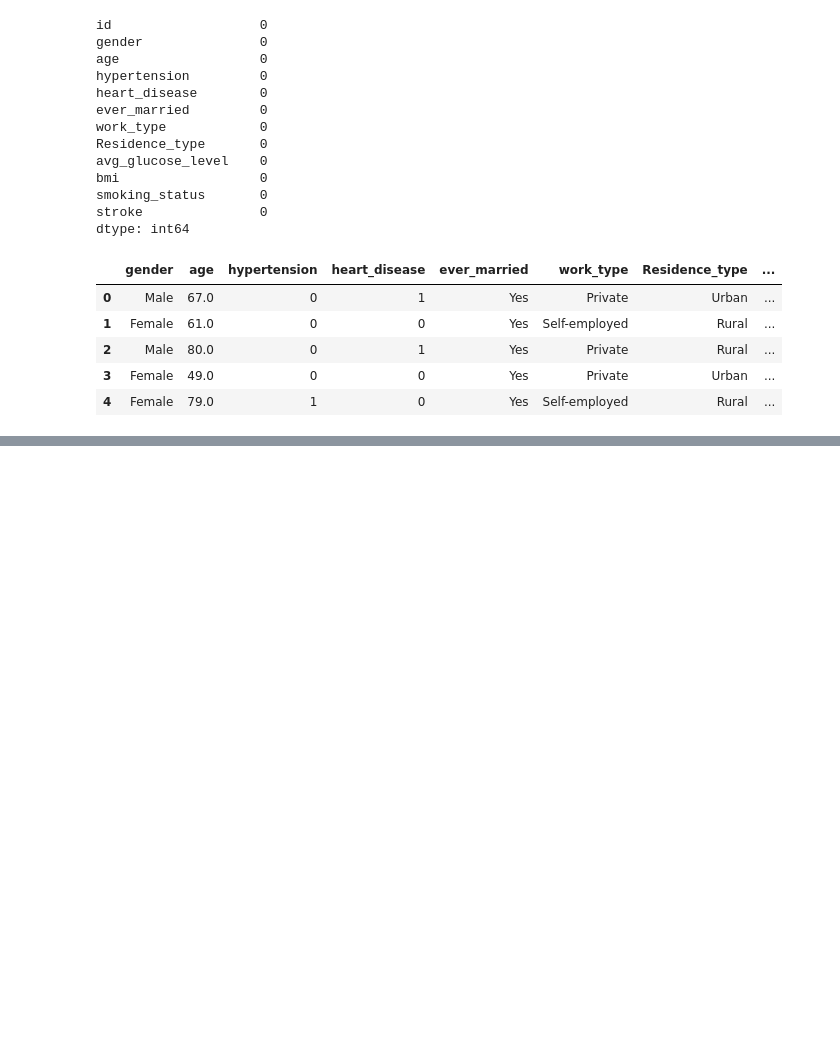
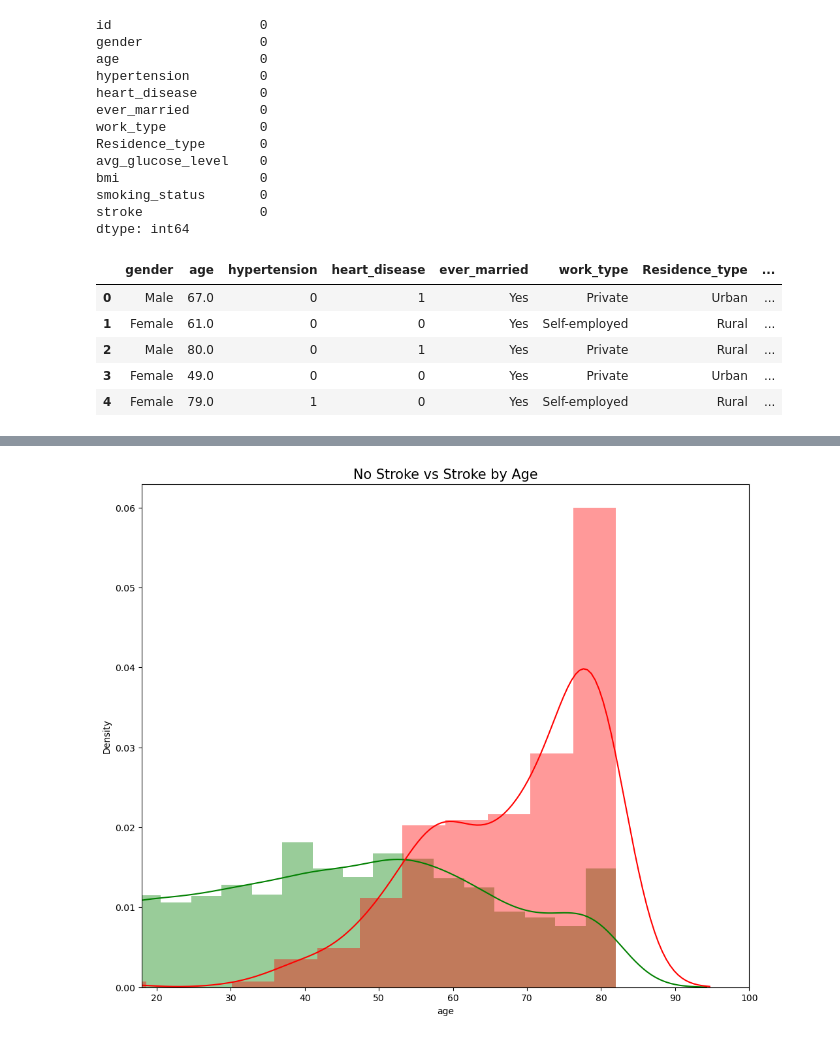
Before and after one commit to DevLenin06/Stroke-Prediction-Model, a Jupyter notebook: Stroke_Prediction_Model.ipynb, the cells around one changed output, grey strips where cells are left out. Drawn from its saved outputs; the diff is of its cells as text; code cells hidden in the pictures; blank space fills up the shorter version.

```diff
--- a/Stroke_Prediction_Model.ipynb
+++ b/Stroke_Prediction_Model.ipynb
@@ -92,0 +101,10 @@ df.head()
+# %%
+plt.figure(figsize=(12,10))
+sns.distplot(df[df['stroke']==0]["age"], color='green')
+sns.distplot(df[df['stroke']==1]["age"], color='red')
+
+plt.title('No Stroke vs Stroke by Age', fontsize=15)
+plt.xlim([18,100])
+plt.show()
+# %% [output]
+[figure, added]
```
Also changed, not shown: parts of 4 cells of this notebook.
